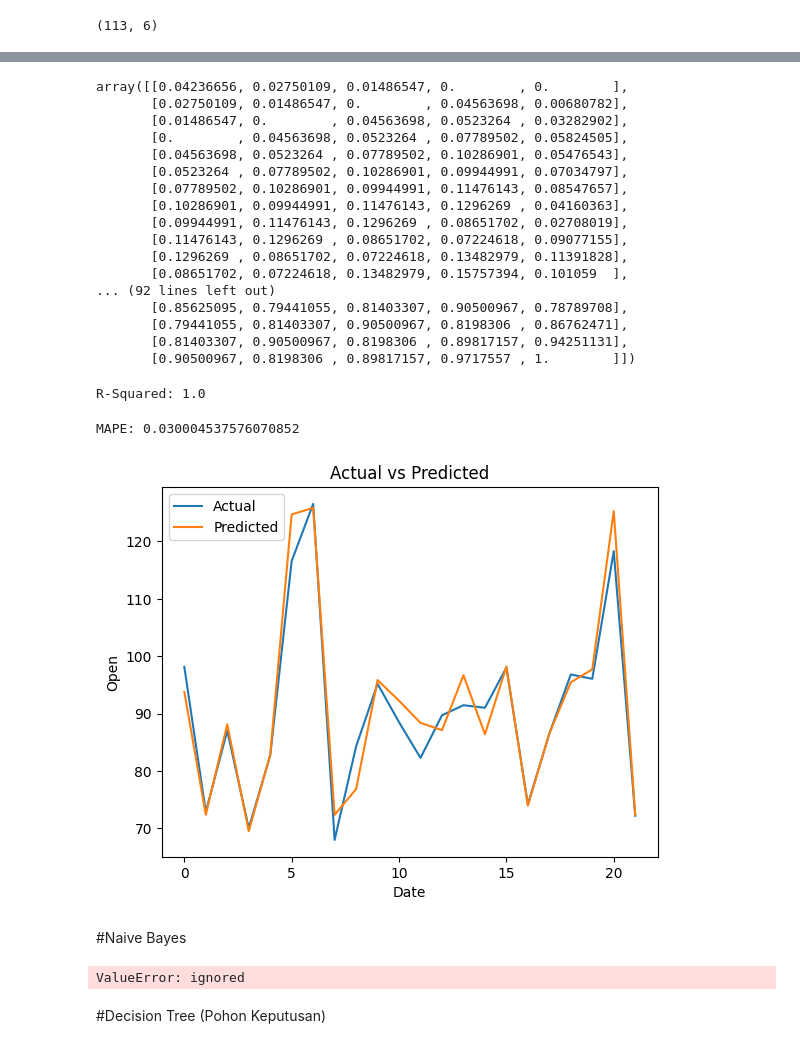
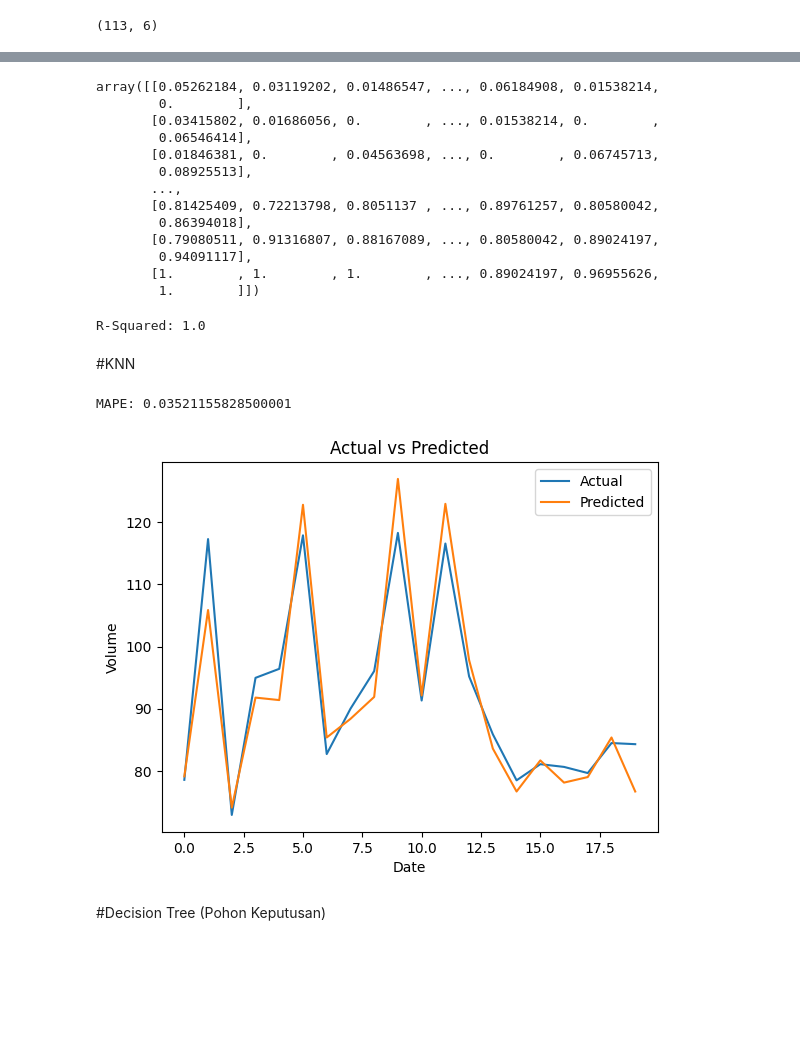
Before and after one commit to sholehhuddin/prosaindata, a Jupyter notebook: _sources/UAS_PSD.ipynb, the cells around one changed output, grey strips where cells are left out. Cells and saved outputs as stored; diff of their text form; code cells hidden in the pictures; blank space fills up the shorter version.

```diff
--- a/_sources/UAS_PSD.ipynb
+++ b/_sources/UAS_PSD.ipynb
@@ -58,7 +58,7 @@ def split_sequence(sequence, n_steps):
         y.append(seq_y)
     return array(X), array(y)
 # %%
-n_steps = 5
+n_steps = 13
 X, y = split_sequence(data_open, n_steps)
 # %%
 # column names to X and y data frames
@@ -84,23 +84,19 @@ X_norm= scaler.fit_transform(df_X)
 # %%
 X_norm
 # %% [output]
-array([[0.04236656, 0.02750109, 0.01486547, 0.        , 0.        ],
-       [0.02750109, 0.01486547, 0.        , 0.04563698, 0.00680782],
-       [0.01486547, 0.        , 0.04563698, 0.0523264 , 0.03282902],
-       [0.        , 0.04563698, 0.0523264 , 0.07789502, 0.05824505],
-       [0.04563698, 0.0523264 , 0.07789502, 0.10286901, 0.05476543],
-       [0.0523264 , 0.07789502, 0.10286901, 0.09944991, 0.07034797],
-       [0.07789502, 0.10286901, 0.09944991, 0.11476143, 0.08547657],
-       [0.10286901, 0.09944991, 0.11476143, 0.1296269 , 0.04160363],
-       [0.09944991, 0.11476143, 0.1296269 , 0.08651702, 0.02708019],
-       [0.11476143, 0.1296269 , 0.08651702, 0.07224618, 0.09077155],
-       [0.1296269 , 0.08651702, 0.07224618, 0.13482979, 0.11391828],
-       [0.08651702, 0.07224618, 0.13482979, 0.15757394, 0.101059  ],
-... (92 lines left out)
-       [0.85625095, 0.79441055, 0.81403307, 0.90500967, 0.78789708],
-       [0.79441055, 0.81403307, 0.90500967, 0.8198306 , 0.86762471],
-       [0.81403307, 0.90500967, 0.8198306 , 0.89817157, 0.94251131],
-       [0.90500967, 0.8198306 , 0.89817157, 0.9717557 , 1.        ]])
+array([[0.05262184, 0.03119202, 0.01486547, ..., 0.06184908, 0.01538214,
+        0.        ],
+       [0.03415802, 0.01686056, 0.        , ..., 0.01538214, 0.        ,
+        0.06546414],
+       [0.01846381, 0.        , 0.04563698, ..., 0.        , 0.06745713,
+        0.08925513],
+       ...,
+       [0.81425409, 0.72213798, 0.8051137 , ..., 0.89761257, 0.80580042,
+        0.86394018],
+       [0.79080511, 0.91316807, 0.88167089, ..., 0.80580042, 0.89024197,
+        0.94091117],
+       [1.        , 1.        , 1.        , ..., 0.89024197, 0.96955626,
+        1.        ]])
 # %%
 from sklearn.model_selection import train_test_split
 X_train, X_test, y_train, y_test = train_test_split(X_norm, y, test_size=0.2, random_state=0)
@@ -118,6 +118,8 @@ y_pred=model_knn.predict(X_test)
 print('R-Squared:', model_knn.score(X_test, y_pred))
 # %% [output]
 R-Squared: 1.0
+# %% [markdown]
+#KNN
 # %%
 from sklearn.metrics import mean_absolute_percentage_error
 
@@ -133,32 +135,18 @@ y_pred = y_pred[:n_samples]
 mape = mean_absolute_percentage_error(y_test, y_pred)
 print('MAPE:', mape)
 # %% [output]
-MAPE: 0.030004537576070852
+MAPE: 0.03521155828500001
 # %%
 # Membuat grafik MAPE
 plt.plot(y_test, label='Actual')
 plt.plot(y_pred, label='Predicted')
 plt.xlabel('Date')
-plt.ylabel('Open')
+plt.ylabel('Volume')
 plt.title('Actual vs Predicted')
 plt.legend()
 plt.show()
 # %% [output]
-[figure, old version]
+[figure, new version]
-# %% [markdown]
-#Naive Bayes
-# %%
-from sklearn.naive_bayes import GaussianNB
-from sklearn.metrics import mean_absolute_error
-
-model_nb = GaussianNB()
-model_nb.fit(X_train, y_train)
-y_pred_nb = model_nb.predict(X_test)
-
-mae_nb = mean_absolute_error(y_test, y_pred)
-print('MAE (Naive Bayes):', mae_nb)
-# %% [output]
-ValueError: ignored
 # %% [markdown]
 #Decision Tree (Pohon Keputusan)
 # %%
```
Also changed, not shown: parts of 7 cells of this notebook, 5 other files.
